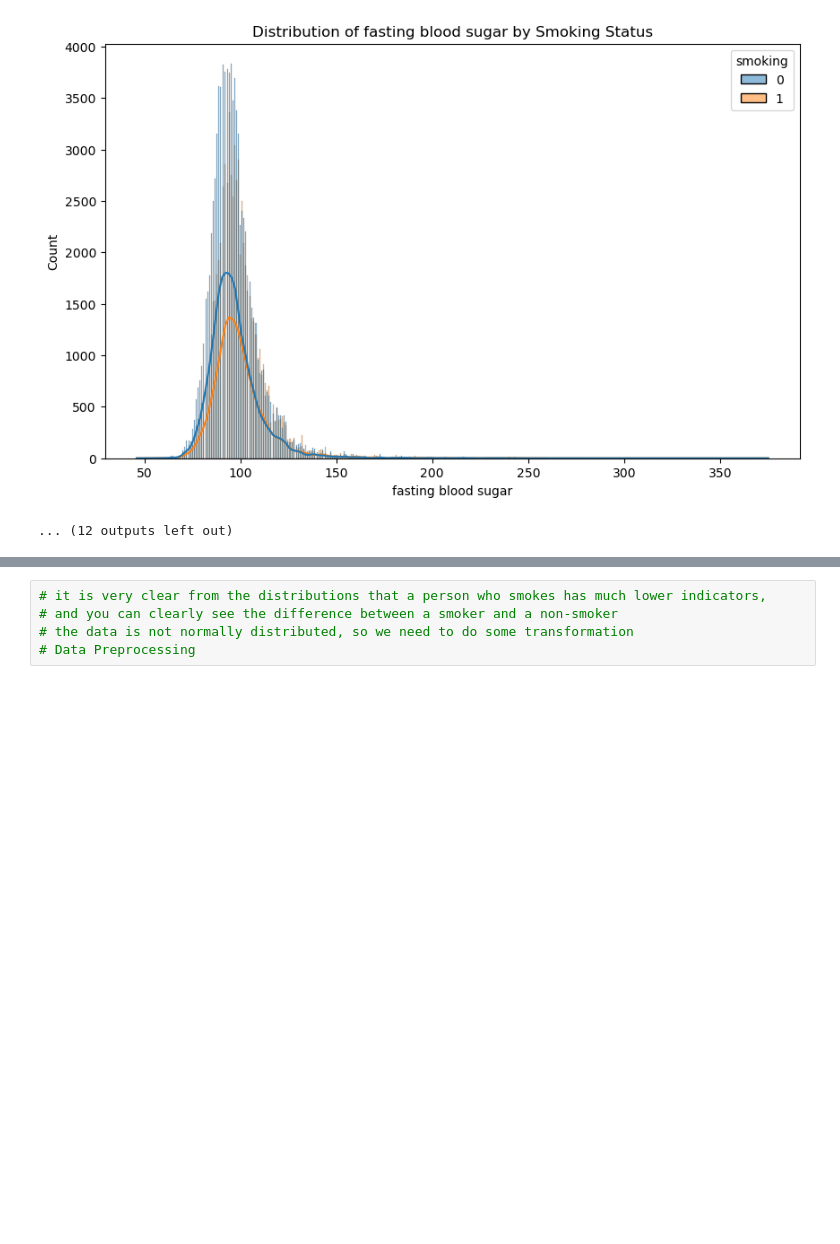
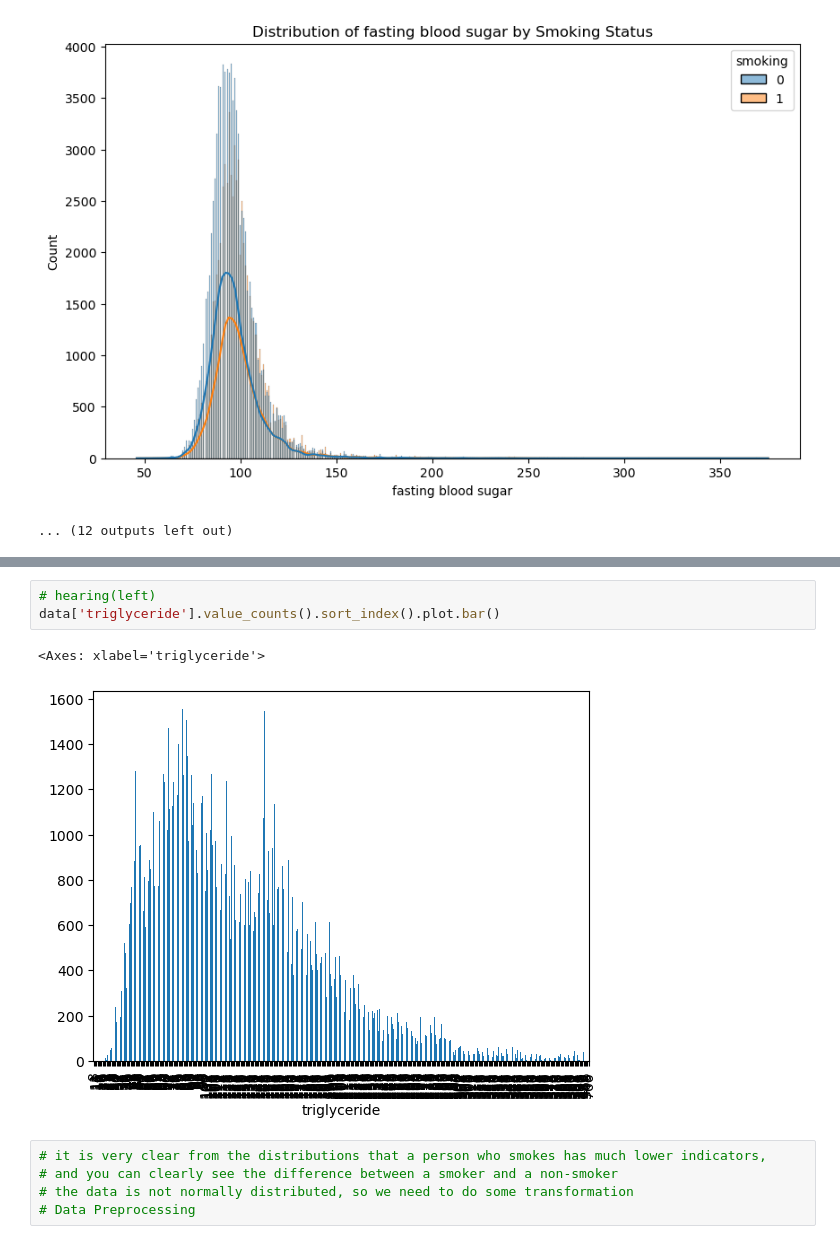
Before and after one commit to LoginovAM-ds/Projects_for_Kaggle, a Jupyter notebook: Binary Prediction of Smoker Status using Bio-Signals/modeling.ipynb, the cells around one changed output, grey strips where cells are left out. Drawn from its saved outputs; the diff is of its cells as text; blank space fills up the shorter version.

```diff
--- a/Binary Prediction of Smoker Status using Bio-Signals/modeling.ipynb
+++ b/Binary Prediction of Smoker Status using Bio-Signals/modeling.ipynb
@@ -70,3 +139,9 @@ for column in data.columns:
+# %%
+# hearing(left)
+data['triglyceride'].value_counts().sort_index().plot.bar()
+# %% [output]
+<Axes: xlabel='triglyceride'>
+[figure, added]
 # %%
 # it is very clear from the distributions that a person who smokes has much lower indicators,
 # and you can clearly see the difference between a smoker and a non-smoker
```
Also changed, not shown: parts of 3 cells of this notebook.
